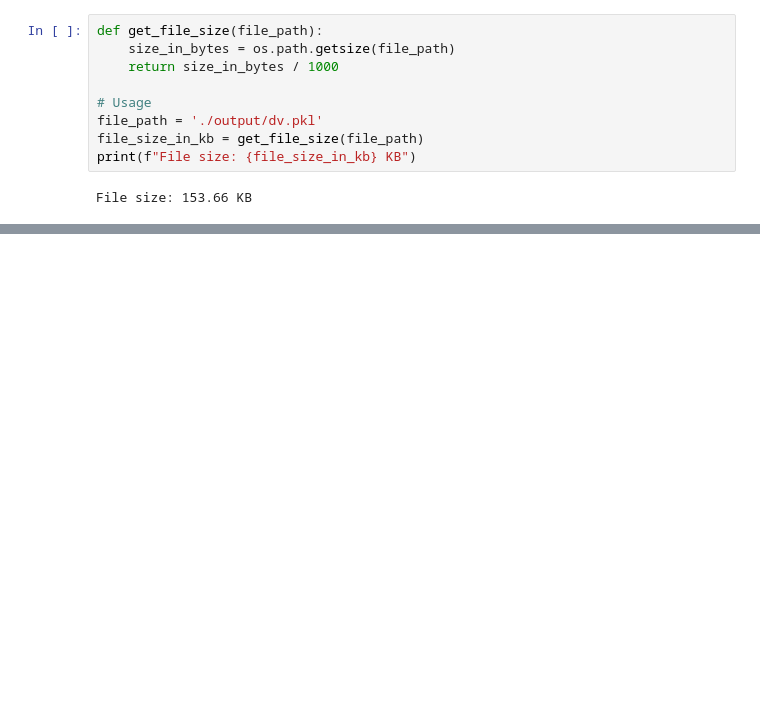
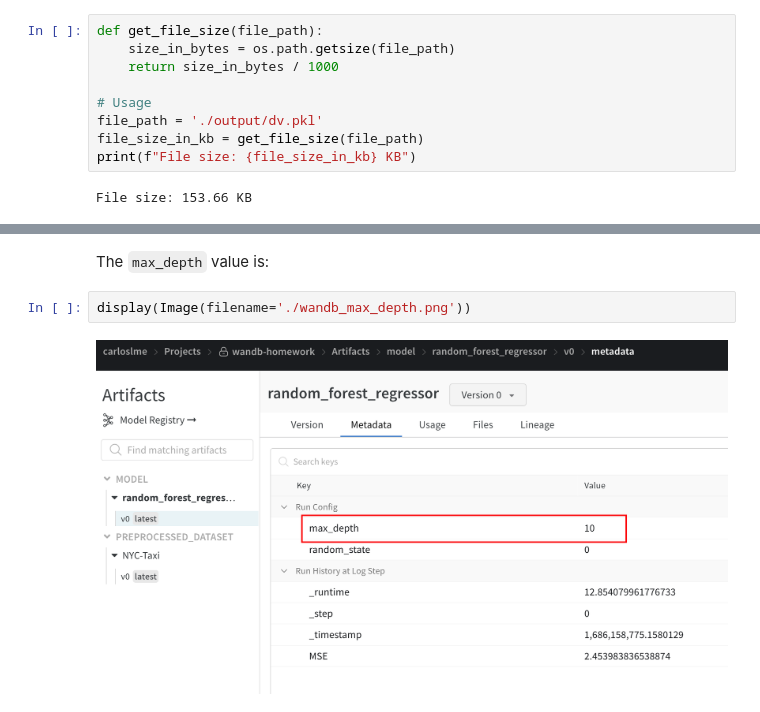
Before and after one commit to carloslme/mlops-zoomcamp, a Jupyter notebook: 02-experiment-tracking/wandb/wandb.ipynb, the cells around one changed output, grey strips where cells are left out. Drawn from its saved outputs; the diff is of its cells as text; blank space fills up the shorter version.

```diff
--- a/02-experiment-tracking/wandb/wandb.ipynb
+++ b/02-experiment-tracking/wandb/wandb.ipynb
@@ -132,0 +184,6 @@ File size: 153.66 KB
+# %% [markdown]
+The `max_depth` value is:
+# %%
+display(Image(filename='./wandb_max_depth.png'))
+# %% [output]
+[figure, added]
```
Also changed, not shown: parts of 2 cells of this notebook, 9 other files.
